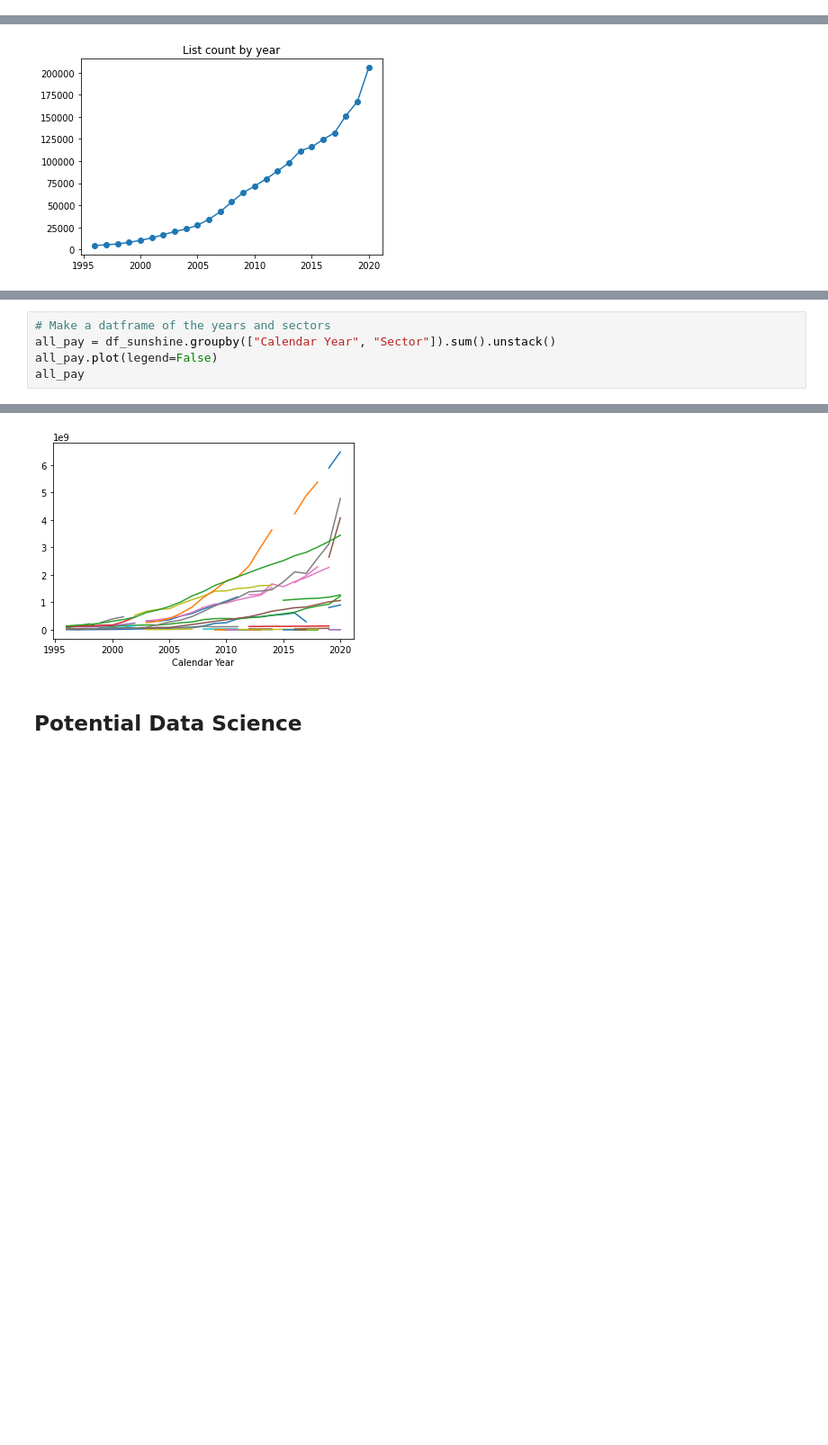
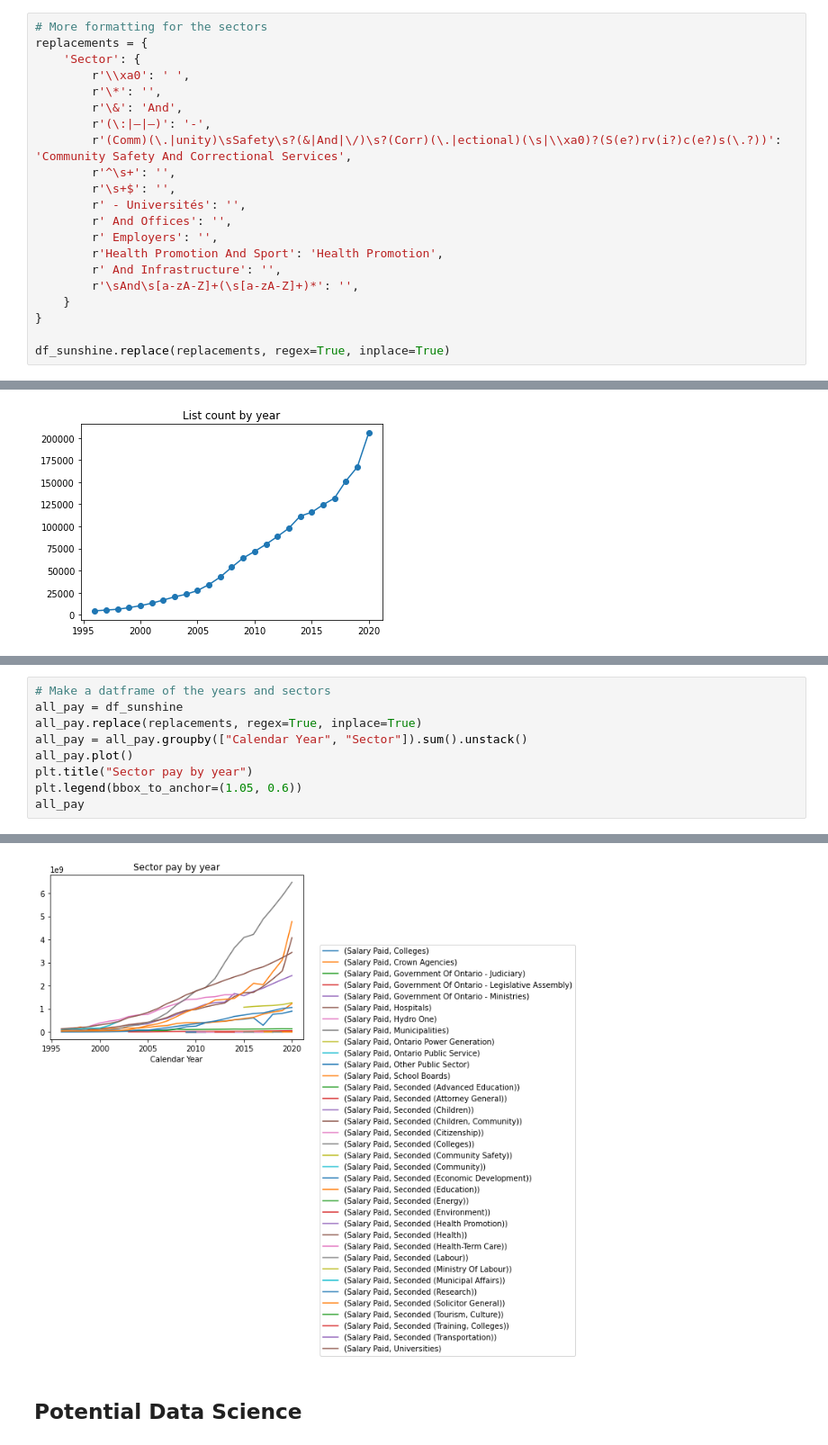
Before and after one commit to sunshinesquad/sunshine-report, a Jupyter notebook: Sunshine List.ipynb, the cells around one changed output, grey strips where cells are left out. Shown at 90% size. Cells and saved outputs as stored; diff of their text form; blank space fills up the shorter version.

Commit message:
Fixed 2.4 graph
Fixed the graph for part 2.4 to include a legend that doesn't overlap with the graph

```diff
--- a/Sunshine List.ipynb
+++ b/Sunshine List.ipynb
@@ -115,6 +115,27 @@ df_sunshine["Salary Paid"] = df_sunshine["Salary Paid"].replace('[\$,]', '', reg
 df_sunshine["Sector"] = df_sunshine["Sector"].str.title()
 df_sunshine["Last Name"] = df_sunshine["Last Name"].str.title()
 df_sunshine["First Name"] = df_sunshine["First Name"].str.title()
+# %%
+# More formatting for the sectors
+replacements = {
+    'Sector': {
+        r'\\xa0': ' ',
+        r'\*': '',
+        r'\&': 'And',
+        r'(\:|—|–)': '-',
+        r'(Comm)(\.|unity)\sSafety\s?(&|And|\/)\s?(Corr)(\.|ectional)(\s|\\xa0)?(S(e?)rv(i?)c(e?)s(\.?))': 'Community Safety And Correctional Services',
+        r'^\s+': '',
+        r'\s+$': '',
+        r' - Universités': '',
+        r' And Offices': '',
+        r' Employers': '',
+        r'Health Promotion And Sport': 'Health Promotion',
+        r' And Infrastructure': '',
+        r'\sAnd\s[a-zA-Z]+(\s[a-zA-Z]+)*': '',
+    }
+}
+
+df_sunshine.replace(replacements, regex=True, inplace=True)
 # %% [markdown]
 # The Sunshine List
 
@@ -372,7 +393,11 @@ plt.show()
 # %%
 # Make a datframe of the years and sectors
-all_pay = df_sunshine.groupby(["Calendar Year", "Sector"]).sum().unstack()
-all_pay.plot(legend=False)
+all_pay = df_sunshine
+all_pay.replace(replacements, regex=True, inplace=True)
+all_pay = all_pay.groupby(["Calendar Year", "Sector"]).sum().unstack()
+all_pay.plot()
+plt.title("Sector pay by year")
+plt.legend(bbox_to_anchor=(1.05, 0.6))
 all_pay
 # %% [output]
 |  | Salary Paid |  |  |  |  | ... |
@@ -398,4 +423,4 @@ all_pay
-[figure, old version]
+[figure, new version]
 # %% [markdown]
 ## Potential Data Science
 # %% [markdown]
```
Also changed, not shown: parts of 2 cells of this notebook.
